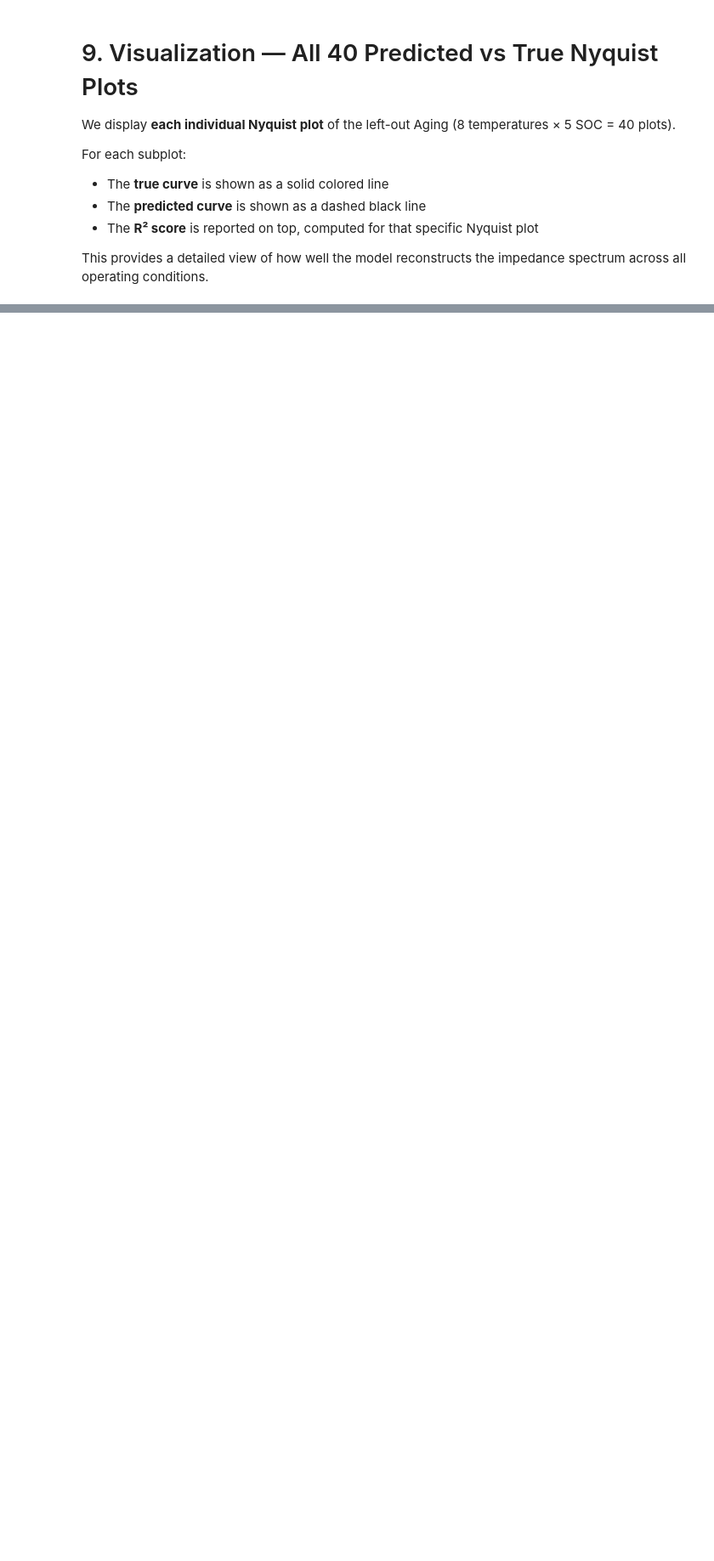
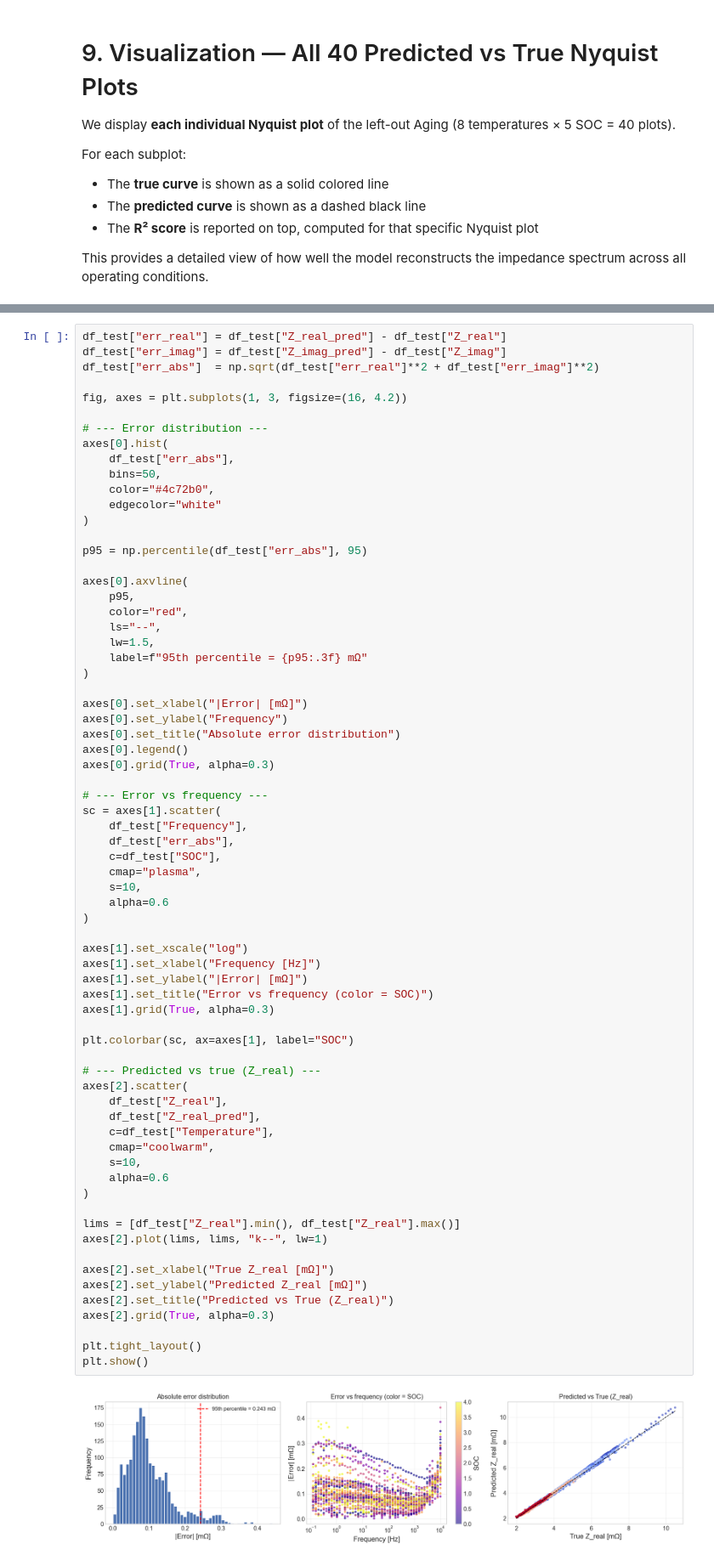
Before and after one commit to marcosoldani/ml_LiBs_project, a Jupyter notebook: notebooks/3_Aging_Interpolation.ipynb, the cells around one changed output, grey strips where cells are left out. Shown at 85% size. Cells and saved outputs as stored; diff of their text form; blank space fills up the shorter version.

Commit message:
ADDED: error analysis

```diff
--- a/notebooks/3_Aging_Interpolation.ipynb
+++ b/notebooks/3_Aging_Interpolation.ipynb
@@ -885,0 +888,71 @@ plt.show()
+# %%
+df_test["err_real"] = df_test["Z_real_pred"] - df_test["Z_real"]
+df_test["err_imag"] = df_test["Z_imag_pred"] - df_test["Z_imag"]
+df_test["err_abs"]  = np.sqrt(df_test["err_real"]**2 + df_test["err_imag"]**2)
+
+fig, axes = plt.subplots(1, 3, figsize=(16, 4.2))
+
+# --- Error distribution ---
+axes[0].hist(
+    df_test["err_abs"],
+    bins=50,
+    color="#4c72b0",
+    edgecolor="white"
+)
+
+p95 = np.percentile(df_test["err_abs"], 95)
+
+axes[0].axvline(
+    p95,
+    color="red",
+    ls="--",
+    lw=1.5,
+    label=f"95th percentile = {p95:.3f} mΩ"
+)
+
+axes[0].set_xlabel("|Error| [mΩ]")
+axes[0].set_ylabel("Frequency")
+axes[0].set_title("Absolute error distribution")
+axes[0].legend()
+axes[0].grid(True, alpha=0.3)
+
+# --- Error vs frequency ---
+sc = axes[1].scatter(
+    df_test["Frequency"],
+    df_test["err_abs"],
+    c=df_test["SOC"],
+    cmap="plasma",
+    s=10,
+    alpha=0.6
+)
+
+axes[1].set_xscale("log")
+axes[1].set_xlabel("Frequency [Hz]")
+axes[1].set_ylabel("|Error| [mΩ]")
+axes[1].set_title("Error vs frequency (color = SOC)")
+axes[1].grid(True, alpha=0.3)
+
+plt.colorbar(sc, ax=axes[1], label="SOC")
+
+# --- Predicted vs true (Z_real) ---
+axes[2].scatter(
+    df_test["Z_real"],
+    df_test["Z_real_pred"],
+    c=df_test["Temperature"],
+    cmap="coolwarm",
+    s=10,
+    alpha=0.6
+)
+
+lims = [df_test["Z_real"].min(), df_test["Z_real"].max()]
+axes[2].plot(lims, lims, "k--", lw=1)
+
+axes[2].set_xlabel("True Z_real [mΩ]")
+axes[2].set_ylabel("Predicted Z_real [mΩ]")
+axes[2].set_title("Predicted vs True (Z_real)")
+axes[2].grid(True, alpha=0.3)
+
+plt.tight_layout()
+plt.show()
+# %% [output]
+[figure, added]
```
Also changed, not shown: parts of 1 cell of this notebook.
